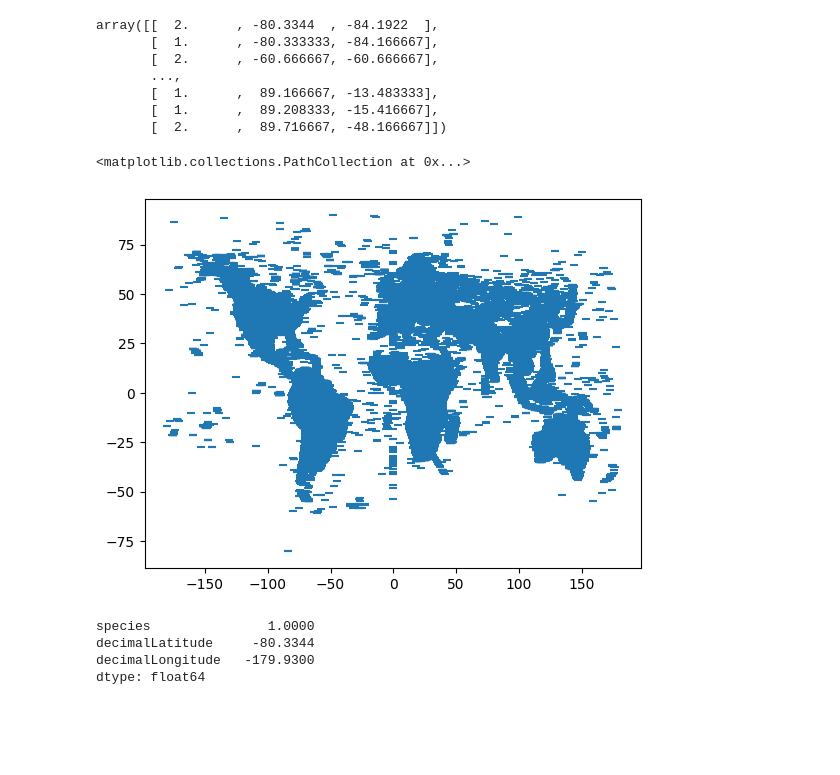
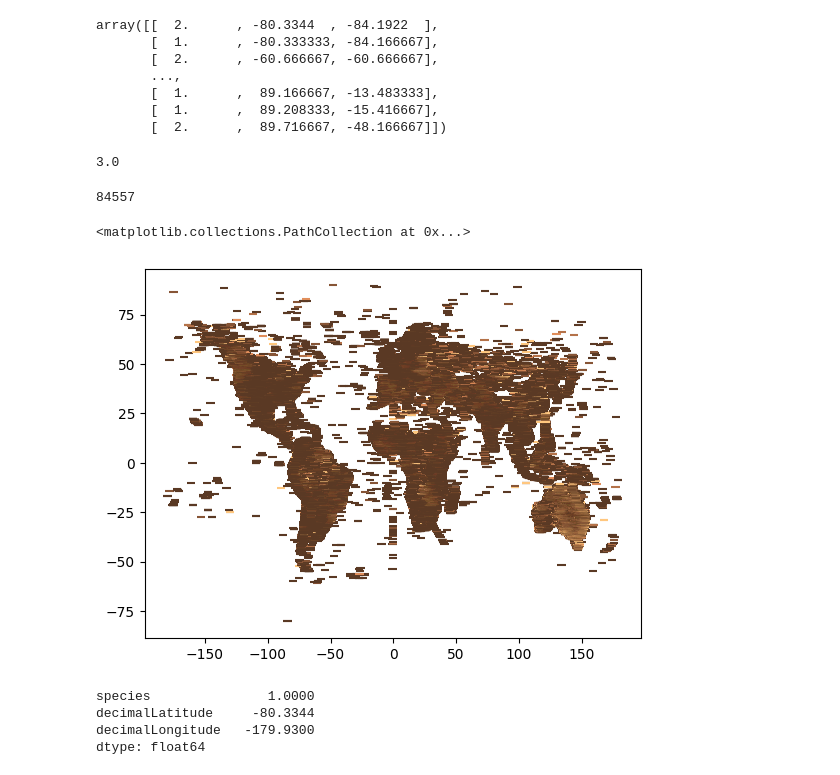
Before and after one commit to thomasghobril/apparitionAgriculture, a Jupyter notebook: biodiversity/plantspecies.ipynb, the cells around one changed output. Cells and saved outputs as stored; diff of their text form; code cells hidden in the pictures; blank space fills up the shorter version.

```diff
--- a/biodiversity/plantspecies.ipynb
+++ b/biodiversity/plantspecies.ipynb
@@ -30,3 +11 @@ wildCrops = dd.read_csv("Data/A global database for the distributions of crop wi
        'speciesKey': 'float64'}, on_bad_lines='skip')
-# %%
-wildCropsDF = wildCrops.compute()
@@ -61,8 +30,10 @@ Index(['gbifID', 'datasetKey', 'occurrenceID', 'kingdom', 'phylum', 'class',
        'recordedBy', 'typeStatus', 'establishmentMeans', 'lastInterpreted',
        'mediaType', 'issue'],
       dtype='object')
+# %%
+wildCrops = wildCropsDF.compute()
 # %%
-wildCropsSpecies = wildCropsDF[['species','decimalLatitude','decimalLongitude']]
+wildCropsSpecies = wildCrops[['species','decimalLatitude','decimalLongitude']]
 wildCropsSpeciesNonNullCoordinates = wildCropsSpecies[wildCropsSpecies.notnull().all(1)]
 # %%
 wildCropsSpeciesNonNullCoordinates.head
@@ -125,9 +100,24 @@ array([[  2.      , -80.3344  , -84.1922  ],
+# %%
+np.quantile(plantSpeciesGroupByCoordinatesArray[:,0], 0.90)
+# %% [output]
+3.0
+# %%
+len(moreThanOne)
+# %% [output]
+84557
+# %%
+colors = cm.copper(np.linspace(0, 1, 8))
+def color(nbSpecies):
+    if nbSpecies < 5:
+        return colors[nbSpecies+1]
+    else:
+        return colors[7]
+coordinateColors = [color(int(nbSpecies)) for nbSpecies in plantSpeciesGroupByCoordinatesArray[:,0]]
 # %%
-plt.scatter(plantSpeciesGroupByCoordinatesArray[:,2],
-                                        plantSpeciesGroupByCoordinatesArray[:,1], marker="_")
+plt.scatter(plantSpeciesGroupByCoordinatesArray[:,2],plantSpeciesGroupByCoordinatesArray[:,1], marker="_",color= coordinateColors)
 # %% [output]
 <matplotlib.collections.PathCollection at 0x...>
-[figure, old version]
+[figure, new version]
 # %%
 plantSpeciesGroupByCoordinates.min()
 # %% [output]
```
Also changed, not shown: parts of 22 cells of this notebook.
